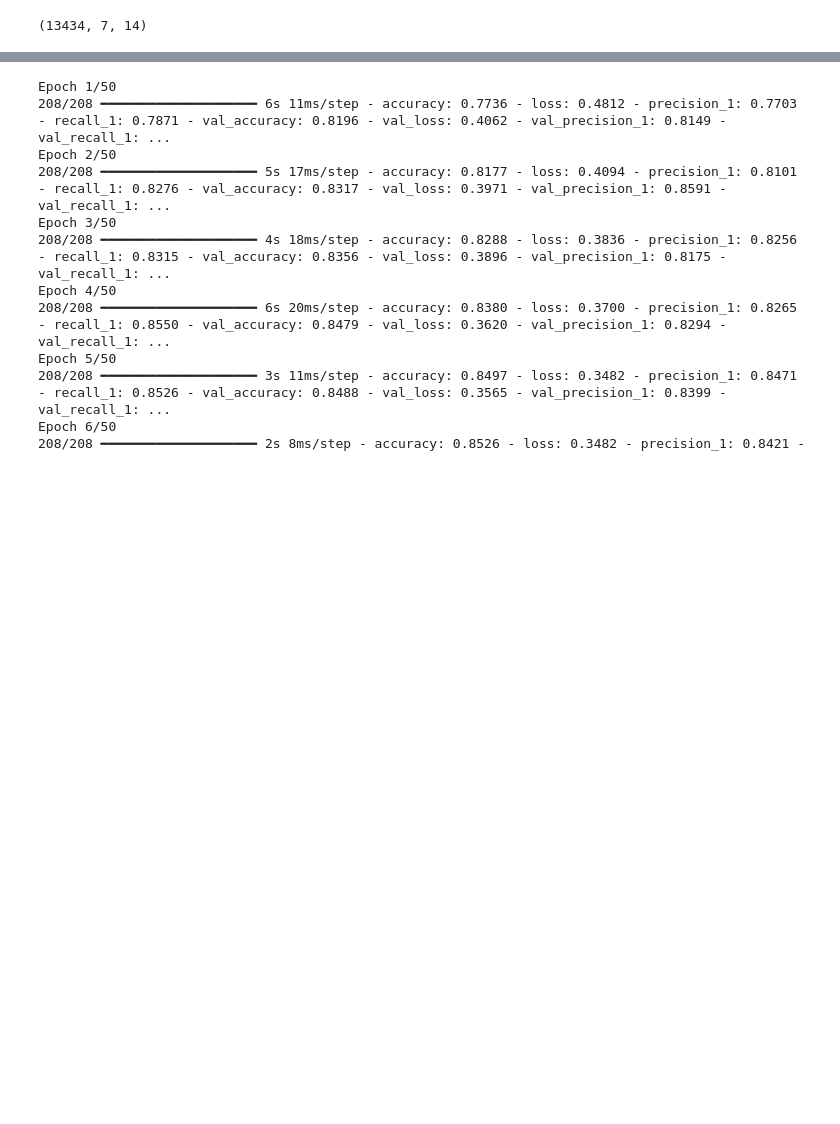
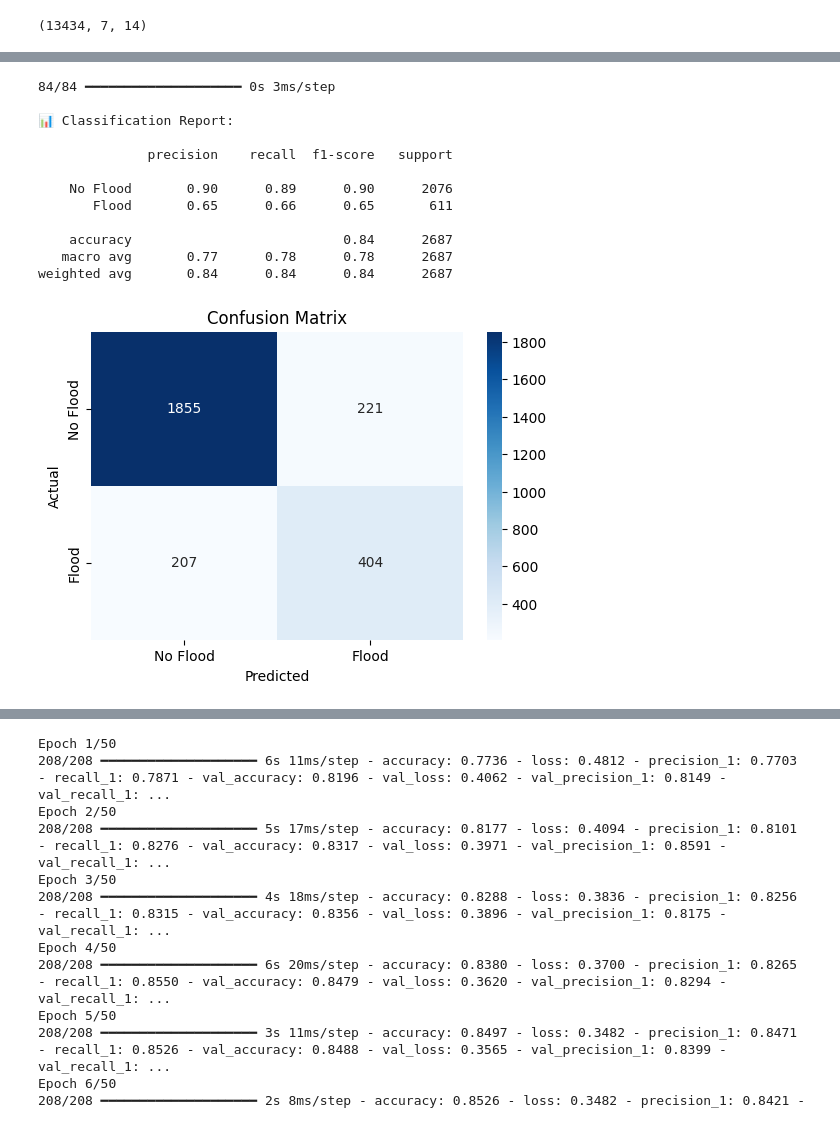
Before and after one commit to Shelly10-10/flood_prediction, a Jupyter notebook: disaster.ipynb, the cells around one changed output, grey strips where cells are left out. Drawn from its saved outputs; the diff is of its cells as text; code cells hidden in the pictures; blank space fills up the shorter version.

```diff
--- a/disaster.ipynb
+++ b/disaster.ipynb
@@ -393,0 +412,20 @@ X_res, y_res = smote.fit_resample(X_flat, y)
+# %%
+import tensorflow as tf
+from tensorflow.keras.models import Model
+from tensorflow.keras.layers import Input, LSTM, Dense, Attention, Concatenate, GlobalAveragePooling1D
+
+input_layer = Input(shape=(time_steps, n_features))
+x = LSTM(64, return_sequences=True)(input_layer)
+attention = Attention()([x, x])
+x = GlobalAveragePooling1D()(attention)
+x = Dense(32, activation='relu')(x)
+output = Dense(1, activation='sigmoid')(x)
+
+model = Model(inputs=input_layer, outputs=output)
+model.compile(optimizer='adam', loss='binary_crossentropy', metrics=['accuracy'])
+# %%
+from sklearn.utils.class_weight import compute_class_weight
+cw = compute_class_weight('balanced', classes=np.unique(y_res), y=y_res)
+class_weights = dict(enumerate(cw))
+# %%
+model.fit(X_res_lstm, y_res, validation_data=(X_test_lstm, y_test), epochs=30, batch_size=32, class_weight=class_weights)
@@ -393,0 +451,37 @@ X_res, y_res = smote.fit_resample(X_flat, y)
+# %%
+from sklearn.metrics import classification_report, confusion_matrix
+import seaborn as sns
+import matplotlib.pyplot as plt
+
+# ✅ Step 1: Predict on Test Data
+y_pred_prob = model.predict(X_test_lstm)
+y_pred = (y_pred_prob > 0.5).astype(int)
+
+# ✅ Step 2: Classification Report
+print("\n📊 Classification Report:\n")
+print(classification_report(y_test, y_pred, target_names=['No Flood', 'Flood']))
+
+# ✅ Step 3: Confusion Matrix Visualization
+cm = confusion_matrix(y_test, y_pred)
+
+plt.figure(figsize=(6, 4))
+sns.heatmap(cm, annot=True, fmt='d', cmap='Blues',
+            xticklabels=['No Flood', 'Flood'], yticklabels=['No Flood', 'Flood'])
+plt.title('Confusion Matrix')
+plt.xlabel('Predicted')
+plt.ylabel('Actual')
+plt.show()
+# %% [output]
+84/84 ━━━━━━━━━━━━━━━━━━━━ 0s 3ms/step
+
+📊 Classification Report:
+
+              precision    recall  f1-score   support
+
+    No Flood       0.90      0.89      0.90      2076
+       Flood       0.65      0.66      0.65       611
+
+    accuracy                           0.84      2687
+   macro avg       0.77      0.78      0.78      2687
+weighted avg       0.84      0.84      0.84      2687
+[figure, added]
```
Also changed, not shown: parts of 13 cells of this notebook.
